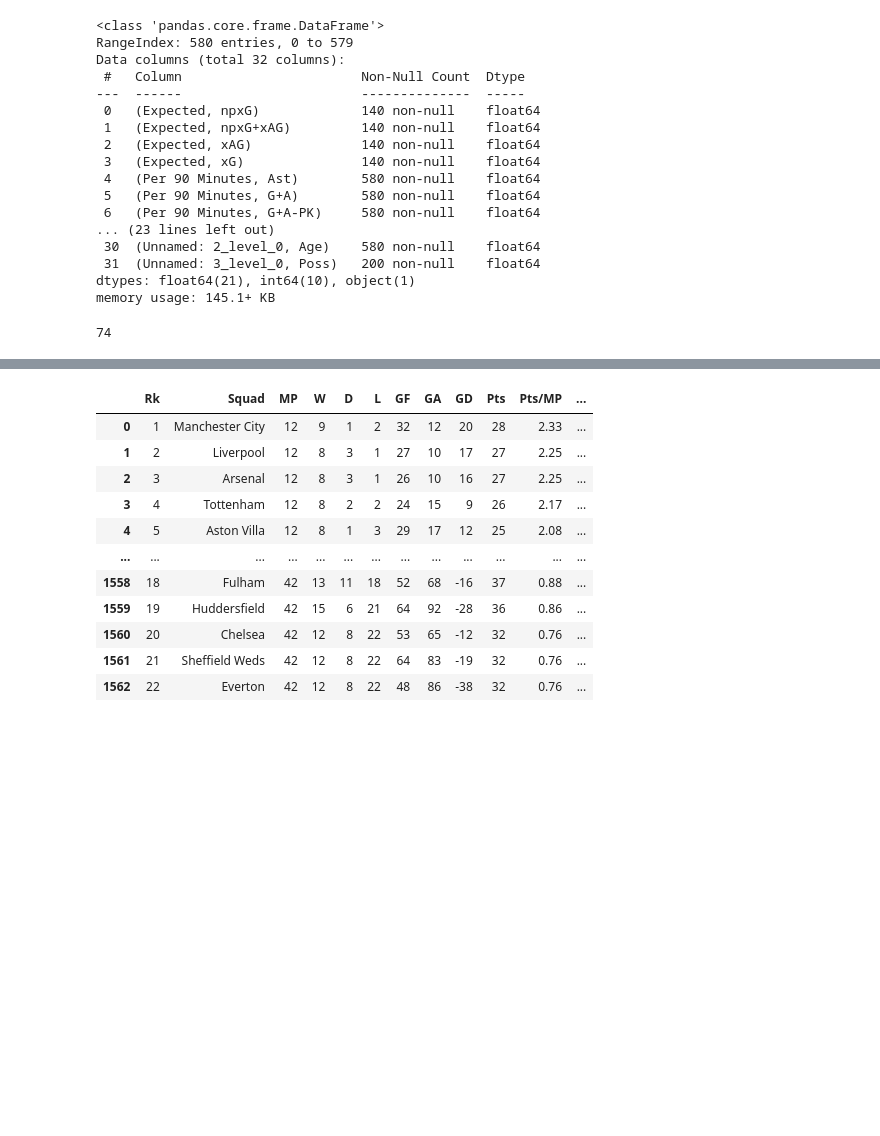
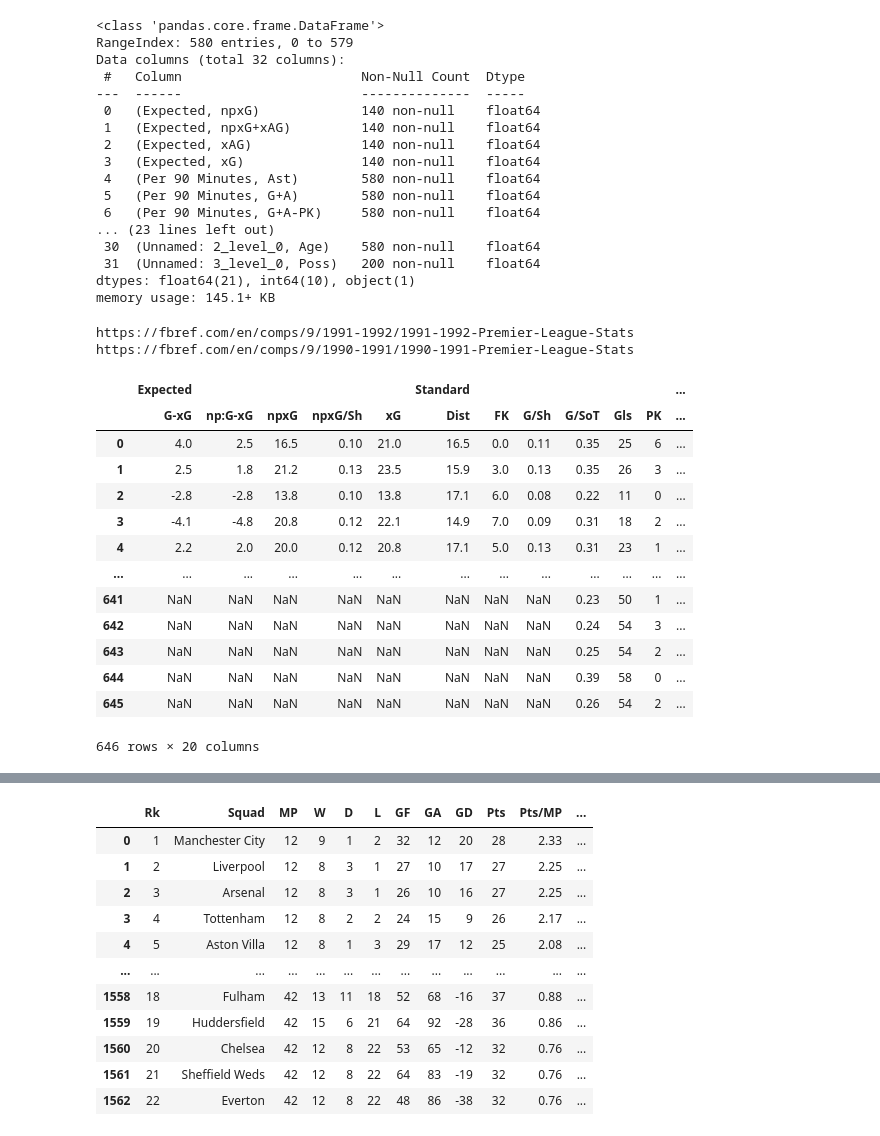
Before and after one commit to umutarsln/lineer-regression, a Jupyter notebook: umutarslan/final.ipynb, the cells around one changed output, grey strips where cells are left out. Cells and saved outputs as stored; diff of their text form; code cells hidden in the pictures; blank space fills up the shorter version.

```diff
--- a/umutarslan/final.ipynb
+++ b/umutarslan/final.ipynb
@@ -207,4 +211,32 @@ for season in seasons:
-# %%
-len(all_dfs_standings)
-# %% [output]
-74
+# %%
+shooting = []
+passing = []
+goal_shot_creation = []
+defensive_action = []
+possession = []
+#table_list = ["shooting","passing","goal_shot_creation","defensive_action","possession"]
+#matching_list = [""]
+# %%
+getTables("Squad Shooting",seasons,shooting)
+# %% [output]
+https://fbref.com/en/comps/9/1991-1992/1991-1992-Premier-League-Stats
+https://fbref.com/en/comps/9/1990-1991/1990-1991-Premier-League-Stats
+# %%
+shooting_results = pd.concat(shooting, axis=0, ignore_index=True)
+# %%
+shooting_results
+# %% [output]
+|  | Expected |  |  |  |  | Standard |  |  |  |  |  | ... |
+|  | G-xG | np:G-xG | npxG | npxG/Sh | xG | Dist | FK | G/Sh | G/SoT | Gls | PK | ... |
+| 0 | 4.0 | 2.5 | 16.5 | 0.10 | 21.0 | 16.5 | 0.0 | 0.11 | 0.35 | 25 | 6 | ... |
+| 1 | 2.5 | 1.8 | 21.2 | 0.13 | 23.5 | 15.9 | 3.0 | 0.13 | 0.35 | 26 | 3 | ... |
+| 2 | -2.8 | -2.8 | 13.8 | 0.10 | 13.8 | 17.1 | 6.0 | 0.08 | 0.22 | 11 | 0 | ... |
+| 3 | -4.1 | -4.8 | 20.8 | 0.12 | 22.1 | 14.9 | 7.0 | 0.09 | 0.31 | 18 | 2 | ... |
+| 4 | 2.2 | 2.0 | 20.0 | 0.12 | 20.8 | 17.1 | 5.0 | 0.13 | 0.31 | 23 | 1 | ... |
+| ... | ... | ... | ... | ... | ... | ... | ... | ... | ... | ... | ... | ... |
+| 641 | NaN | NaN | NaN | NaN | NaN | NaN | NaN | NaN | 0.23 | 50 | 1 | ... |
+| 642 | NaN | NaN | NaN | NaN | NaN | NaN | NaN | NaN | 0.24 | 54 | 3 | ... |
+| 643 | NaN | NaN | NaN | NaN | NaN | NaN | NaN | NaN | 0.25 | 54 | 2 | ... |
+| 644 | NaN | NaN | NaN | NaN | NaN | NaN | NaN | NaN | 0.39 | 58 | 0 | ... |
+| 645 | NaN | NaN | NaN | NaN | NaN | NaN | NaN | NaN | 0.26 | 54 | 2 | ... |
+646 rows × 20 columns
```
Also changed, not shown: parts of 18 cells of this notebook, 10 other files.
